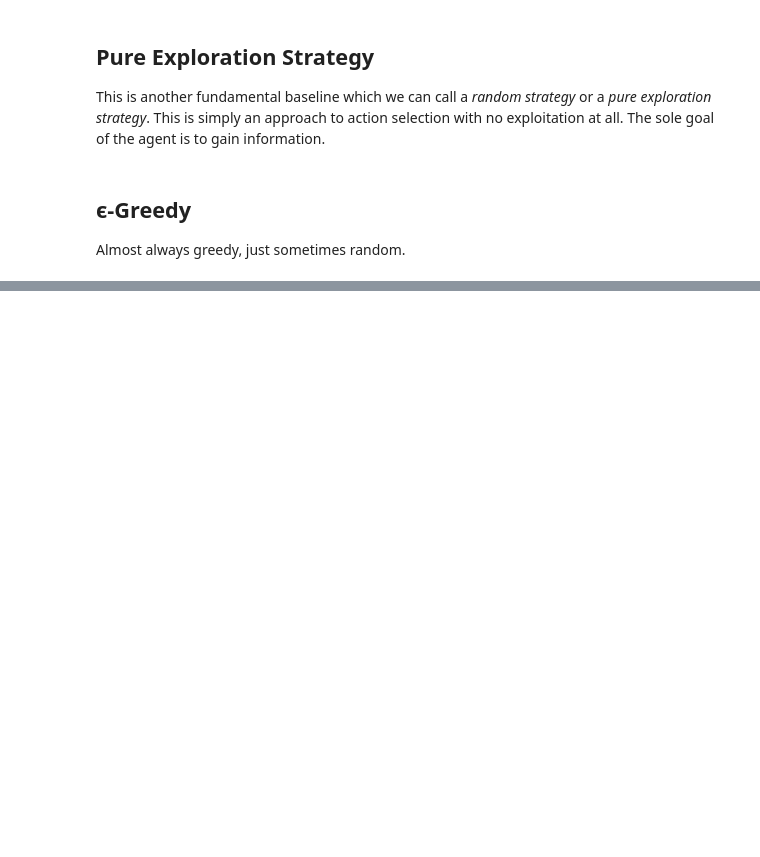
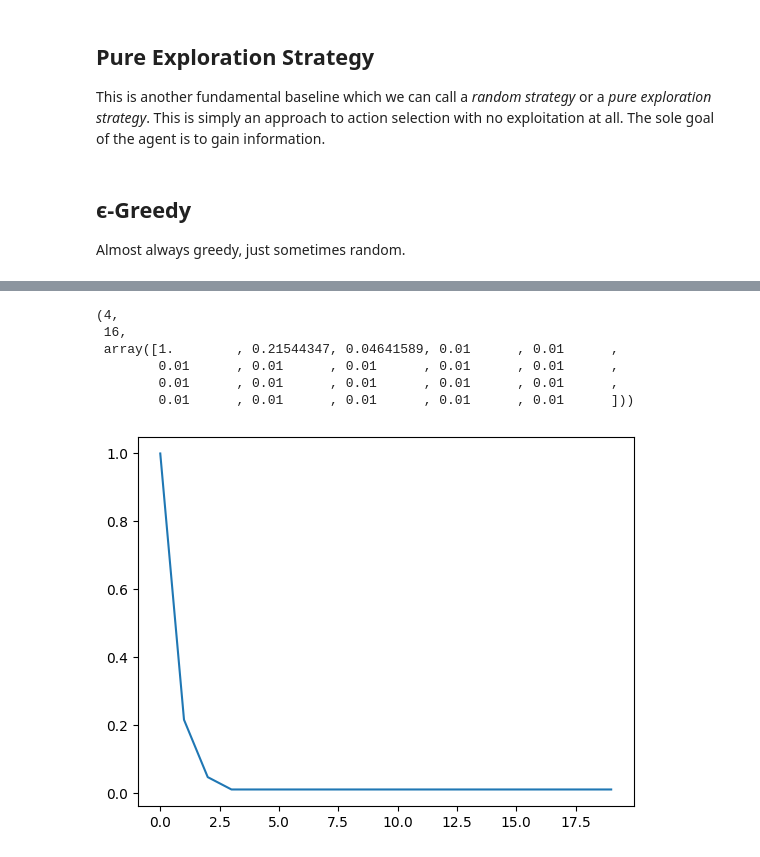
Before and after one commit to romenlaw/RL-playground, a Jupyter notebook: rl_playground.ipynb, the cells around one changed output, grey strips where cells are left out. Cells and saved outputs as stored; diff of their text form; code cells hidden in the pictures; blank space fills up the shorter version.

```diff
--- a/rl_playground.ipynb
+++ b/rl_playground.ipynb
@@ -590,0 +710,26 @@ def lin_dec_epsilon_greedy(env,
+# %%
+init_epsilon=1.0
+min_epsilon=0.01
+decay_ratio=0.2
+n_episodes=20
+
+decay_episodes = int(n_episodes * decay_ratio)
+rem_episodes = n_episodes - decay_episodes
+
+# epsilons = min_epsilon
+# epsilons /= np.logspace(np.log10(min_epsilon), np.log10(init_epsilon), decay_episodes)
+# epsilons *= init_epsilon - min_epsilon
+# epsilons += min_epsilon
+epsilons = np.logspace(np.log10(min_epsilon), np.log10(init_epsilon), decay_episodes)[::-1]
+epsilons = np.pad(epsilons, (0, rem_episodes), 'edge')
+
+plt.plot(epsilons)
+decay_episodes, rem_episodes, epsilons
+# %% [output]
+(4,
+ 16,
+ array([1.        , 0.21544347, 0.04641589, 0.01      , 0.01      ,
+        0.01      , 0.01      , 0.01      , 0.01      , 0.01      ,
+        0.01      , 0.01      , 0.01      , 0.01      , 0.01      ,
+        0.01      , 0.01      , 0.01      , 0.01      , 0.01      ]))
+[figure, added]
```
Also changed, not shown: parts of 11 cells of this notebook.
